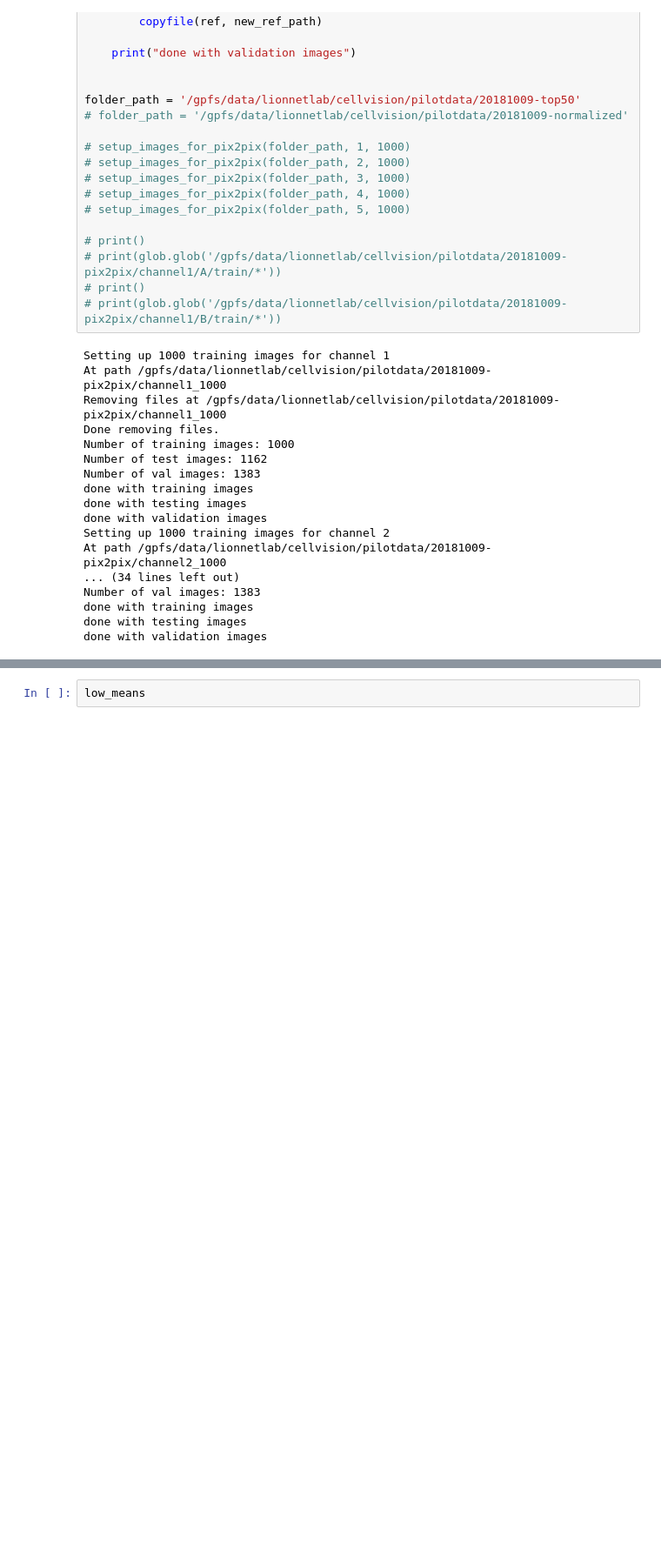
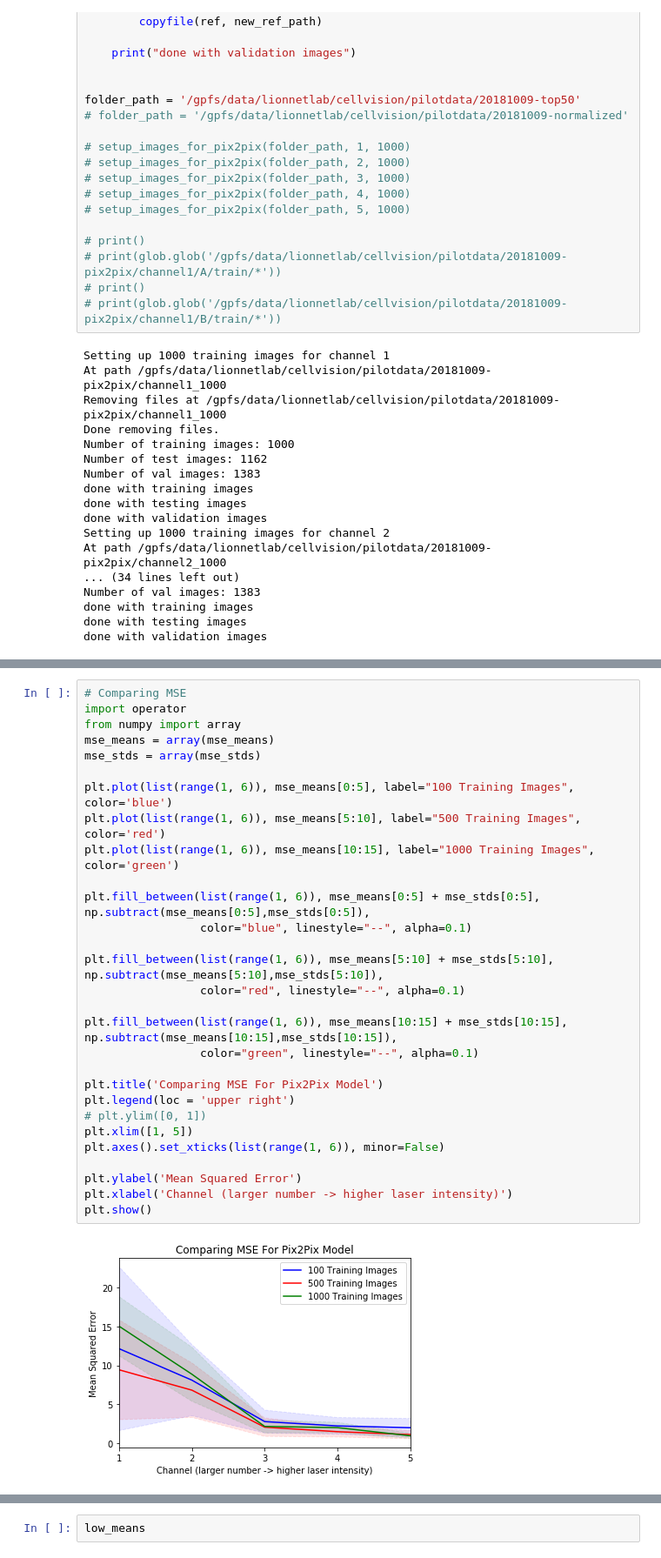
Before and after one commit to NYU-CDS-Capstone-Project/CellVision, a Jupyter notebook: notebooks/pix2pix_model_benchmark.ipynb, the cells around one changed output, grey strips where cells are left out. Shown at 87% size. Drawn from its saved outputs; the diff is of its cells as text; blank space fills up the shorter version.

```diff
--- a/notebooks/pix2pix_model_benchmark.ipynb
+++ b/notebooks/pix2pix_model_benchmark.ipynb
@@ -253,3 +346,34 @@ NameError: name 'ssims' is not defined
+# %%
+# Comparing MSE
+import operator
+from numpy import array
+mse_means = array(mse_means)
+mse_stds = array(mse_stds)
+
+plt.plot(list(range(1, 6)), mse_means[0:5], label="100 Training Images", color='blue')
+plt.plot(list(range(1, 6)), mse_means[5:10], label="500 Training Images", color='red')
+plt.plot(list(range(1, 6)), mse_means[10:15], label="1000 Training Images", color='green')
+
+plt.fill_between(list(range(1, 6)), mse_means[0:5] + mse_stds[0:5], np.subtract(mse_means[0:5],mse_stds[0:5]),
+                 color="blue", linestyle="--", alpha=0.1)
+
+plt.fill_between(list(range(1, 6)), mse_means[5:10] + mse_stds[5:10], np.subtract(mse_means[5:10],mse_stds[5:10]),
+                 color="red", linestyle="--", alpha=0.1)
+
+plt.fill_between(list(range(1, 6)), mse_means[10:15] + mse_stds[10:15], np.subtract(mse_means[10:15],mse_stds[10:15]),
+                 color="green", linestyle="--", alpha=0.1)
+
+plt.title('Comparing MSE For Pix2Pix Model')
+plt.legend(loc = 'upper right')
+# plt.ylim([0, 1])
+plt.xlim([1, 5])
+plt.axes().set_xticks(list(range(1, 6)), minor=False)
+
+plt.ylabel('Mean Squared Error')
+plt.xlabel('Channel (larger number -> higher laser intensity)')
+plt.show()
+# %% [output]
+[figure, added]
 # %%
 import statistics
 
```
Also changed, not shown: parts of 10 cells of this notebook, 1 other file.
